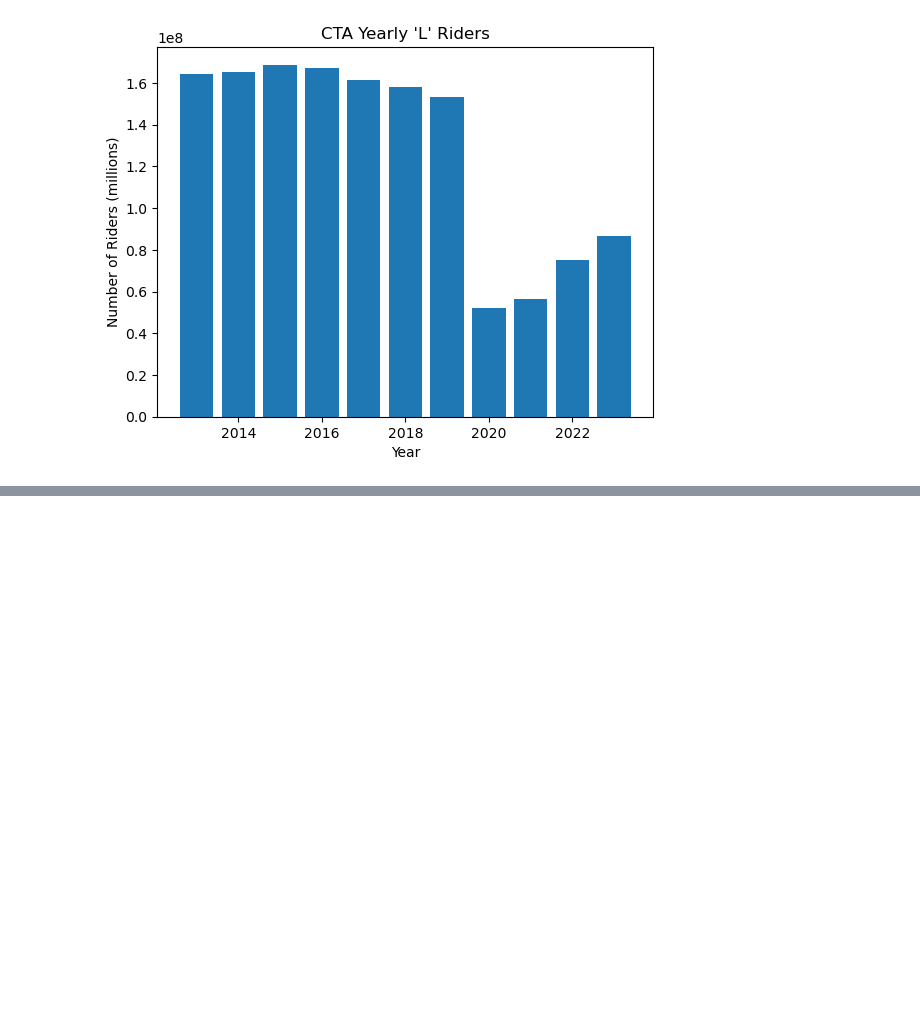
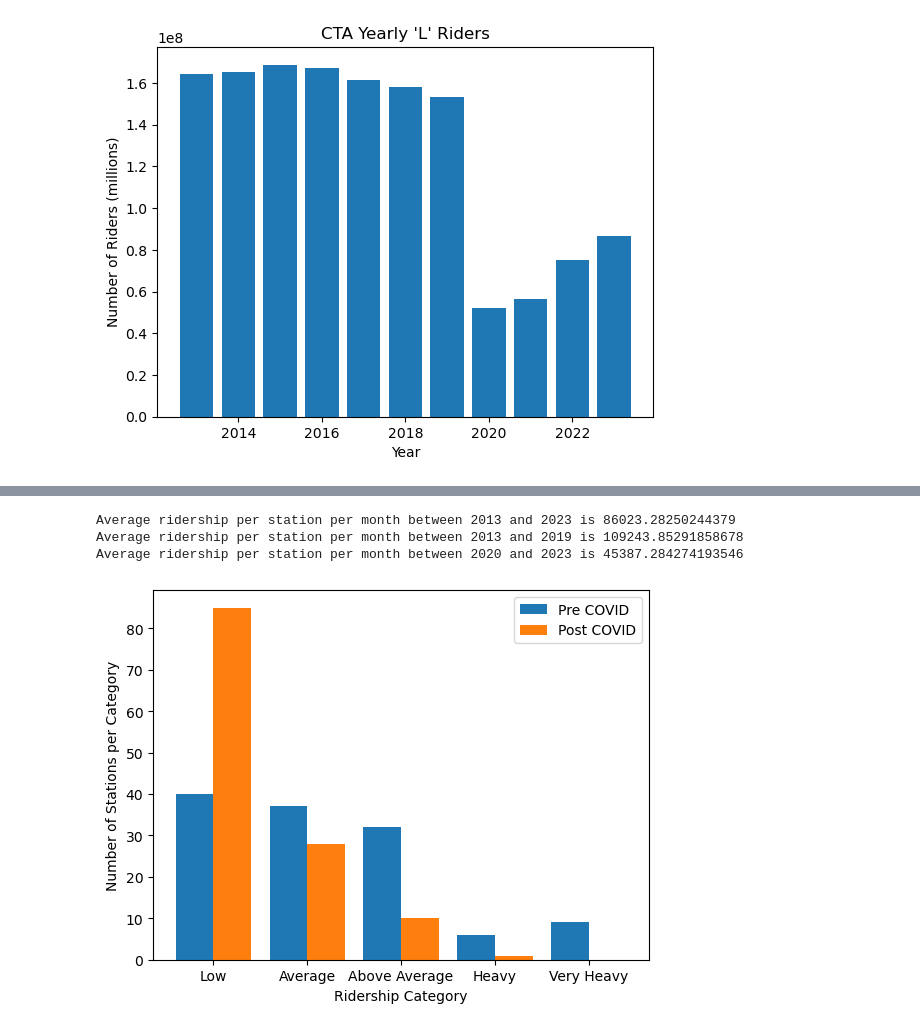
Before and after one commit to ayaF-PI/project-1, a Jupyter notebook: CTA_Ridership_L_Train.ipynb, the cells around one changed output, grey strips where cells are left out. Saved outputs shown, nothing was run; the diff lists cells and outputs as text; code cells hidden in the pictures; blank space fills up the shorter version.

```diff
--- a/CTA_Ridership_L_Train.ipynb
+++ b/CTA_Ridership_L_Train.ipynb
@@ -103,0 +212,10 @@ Text(0.5, 1.0, "CTA Yearly 'L' Riders")
+# %%
+
+cta_merged_yearly_station_avg["Average"] = cta_merged_yearly_station_avg.mean(numeric_only=True, axis=1)
+cta_merged_yearly_station_avg["Pre-COVID"]= cta_merged_yearly_station_avg[['2013','2014','2015','2016','2017','2018','2019']].mean(axis=1)
+cta_merged_yearly_station_avg["Post-COVID"]= cta_merged_yearly_station_avg[['2020','2021','2022','2023']].mean(axis=1)
+cta_merged_yearly_station_avg["Ridership Volume Pre-COVID"] = pd.cut(cta_merged_yearly_station_avg["Pre-COVID"], bins=[0,50000,100000,200000,300000,float('Inf')],labels=['Low','Average','Above Average','Heavy','Very Heavy'])
+cta_merged_yearly_station_avg["Ridership Volume Post-COVID"] = pd.cut(cta_merged_yearly_station_avg["Post-COVID"], bins=[0,50000,100000,200000,300000,float('Inf')],labels=['Low','Average','Above Average','Heavy','Very Heavy'])
+# %%
+cta_merged_yearly_station_avg.sort_values(by="Average", ascending=False,inplace=True)
+cta_merged_yearly_station_avg
@@ -103,0 +296,28 @@ Text(0.5, 1.0, "CTA Yearly 'L' Riders")
+# %%
+print(f"Average ridership per station per month between 2013 and 2023 is {cta_merged_yearly_station_avg["Average"].mean()}")
+print(f"Average ridership per station per month between 2013 and 2019 is {cta_merged_yearly_station_avg["Pre-COVID"].mean()}")
+print(f"Average ridership per station per month between 2020 and 2023 is {cta_merged_yearly_station_avg["Post-COVID"].mean()}")
+# %% [output]
+Average ridership per station per month between 2013 and 2023 is 86023.28250244379
+Average ridership per station per month between 2013 and 2019 is 109243.85291858678
+Average ridership per station per month between 2020 and 2023 is 45387.284274193546
+# %%
+cta_pre_covid = cta_merged_yearly_station_avg.groupby('Ridership Volume Pre-COVID')['Pre-COVID'].count()
+cta_pre_covid_list = cta_pre_covid.to_list()
+# %%
+cta_post_covid = cta_merged_yearly_station_avg.groupby('Ridership Volume Post-COVID')['Post-COVID'].count()
+cta_post_covid_list = cta_post_covid.to_list()
+# %%
+import numpy as np
+ridership_volume = ['Low','Average','Above Average','Heavy','Very Heavy']
+X_axis = np.arange(len(ridership_volume))
+plt.bar(X_axis -0.2, cta_pre_covid_list, 0.4, label = 'Pre COVID')
+plt.bar(X_axis +0.2, cta_post_covid_list, 0.4, label= 'Post COVID')
+plt.xticks(X_axis, ridership_volume)
+plt.xlabel('Ridership Category')
+plt.ylabel('Number of Stations per Category')
+plt.legend()
+
+plt.show()
+# %% [output]
+[figure, added]
```
Also changed, not shown: parts of 11 cells of this notebook.
